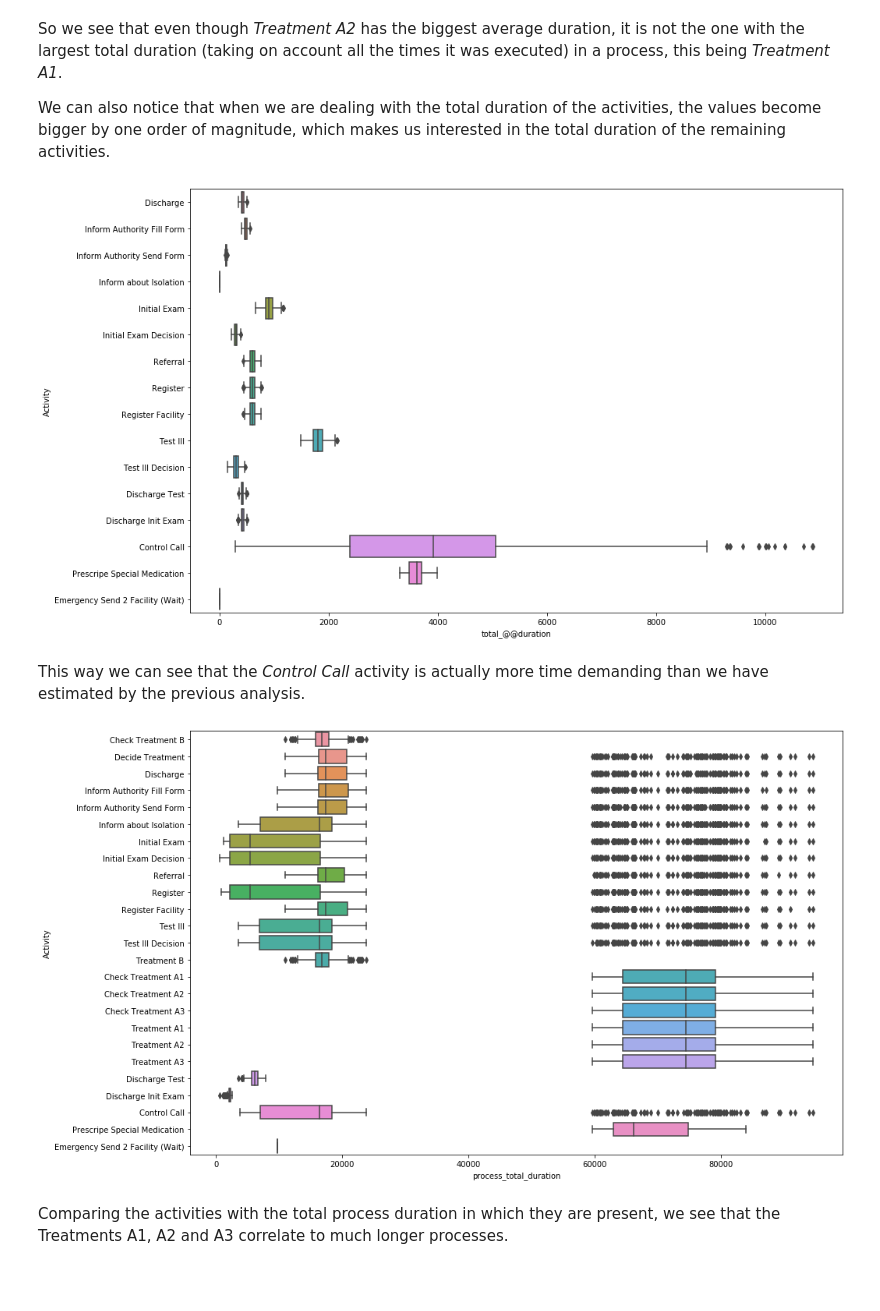
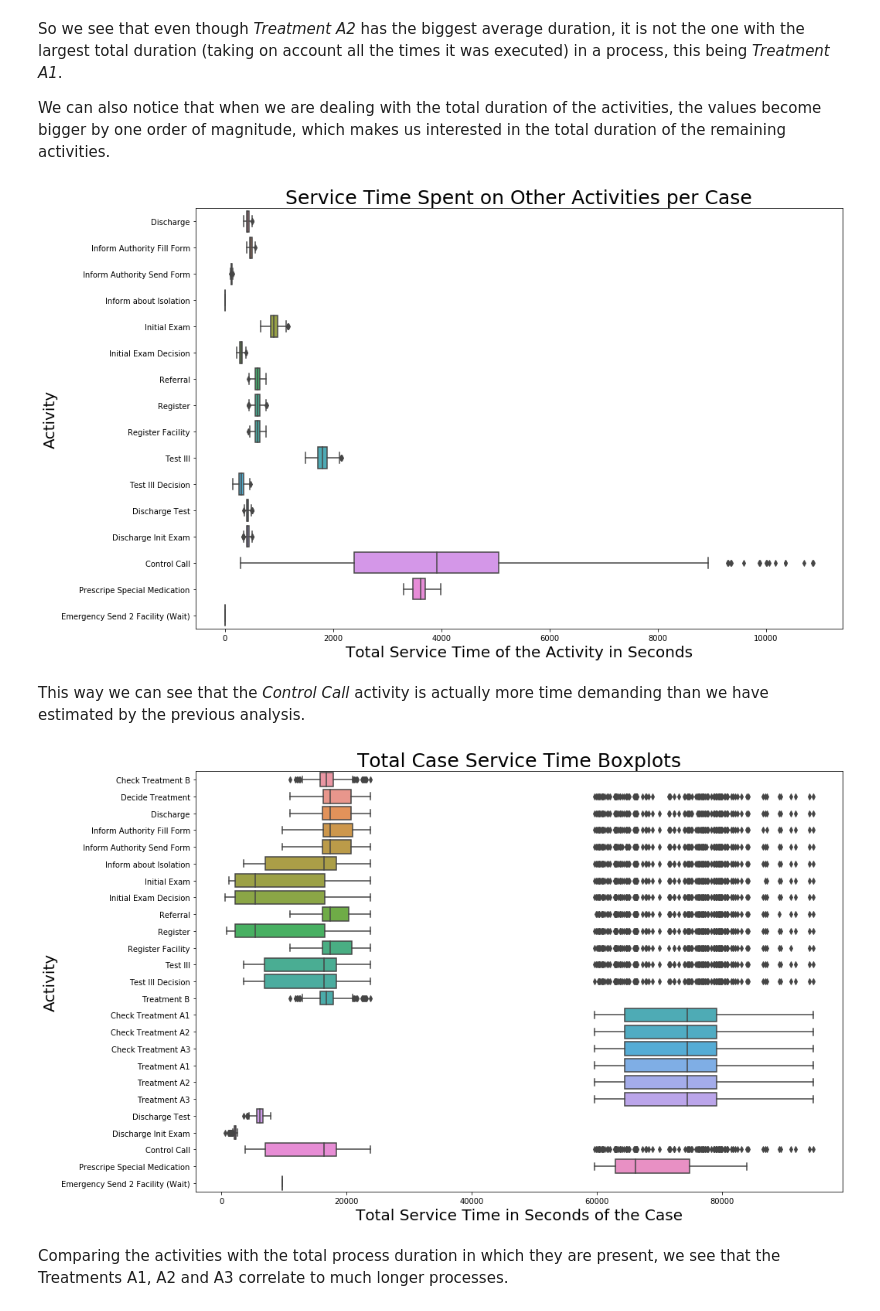
Before and after one commit to brunompacheco/APM-A1, a Jupyter notebook: notebooks/Q3_Performance.ipynb, the cells around one changed output. Cells and saved outputs as stored; diff of their text form; code cells hidden in the pictures; blank space fills up the shorter version.

```diff
--- a/notebooks/Q3_Performance.ipynb
+++ b/notebooks/Q3_Performance.ipynb
@@ -86,9 +95,12 @@ We can also notice that when we are dealing with the total duration of the activ
 # %%
 df_ = df_activities_duration[~df_activities_duration['Activity'].str.contains('Treatment')]
 
-sns.boxplot(data=df_, y='Activity', x='total_@@duration', orient='h')
+ax = sns.boxplot(data=df_, y='Activity', x='total_@@duration', orient='h')
+ax.set_title("Service Time Spent on Other Activities per Case", size=25)
+ax.set_ylabel("Activity", size=20)
+ax.set_xlabel("Total Service Time of the Activity in Seconds", size=20)
 plt.show()
 # %% [output]
-[figure, old version]
+[figure, new version]
 # %% [markdown]
 This way we can see that the _Control Call_ activity is actually more time demanding than we have estimated by the previous analysis.
@@ -96,10 +110,13 @@ This way we can see that the _Control Call_ activity is actually more time deman
 total_process_duration = df_log.groupby('Patient')['@@duration'].sum()
 df_activities_duration['process_total_duration'] = df_activities_duration['Patient'].map(total_process_duration)
 
-sns.boxplot(data=df_activities_duration, y='Activity', x='process_total_duration')
+ax = sns.boxplot(data=df_activities_duration, y='Activity', x='process_total_duration')
+ax.set_title("Total Case Service Time Boxplots", size=25)
+ax.set_ylabel("Activity", size=20)
+ax.set_xlabel("Total Service Time in Seconds of the Case", size=20)
 plt.show()
 # %% [output]
-[figure, old version]
+[figure, new version]
 # %% [markdown]
 Comparing the activities with the total process duration in which they are present, we see that the Treatments A1, A2 and A3 correlate to much longer processes.
 # %% [markdown]
```
Also changed, not shown: parts of 17 cells of this notebook.
